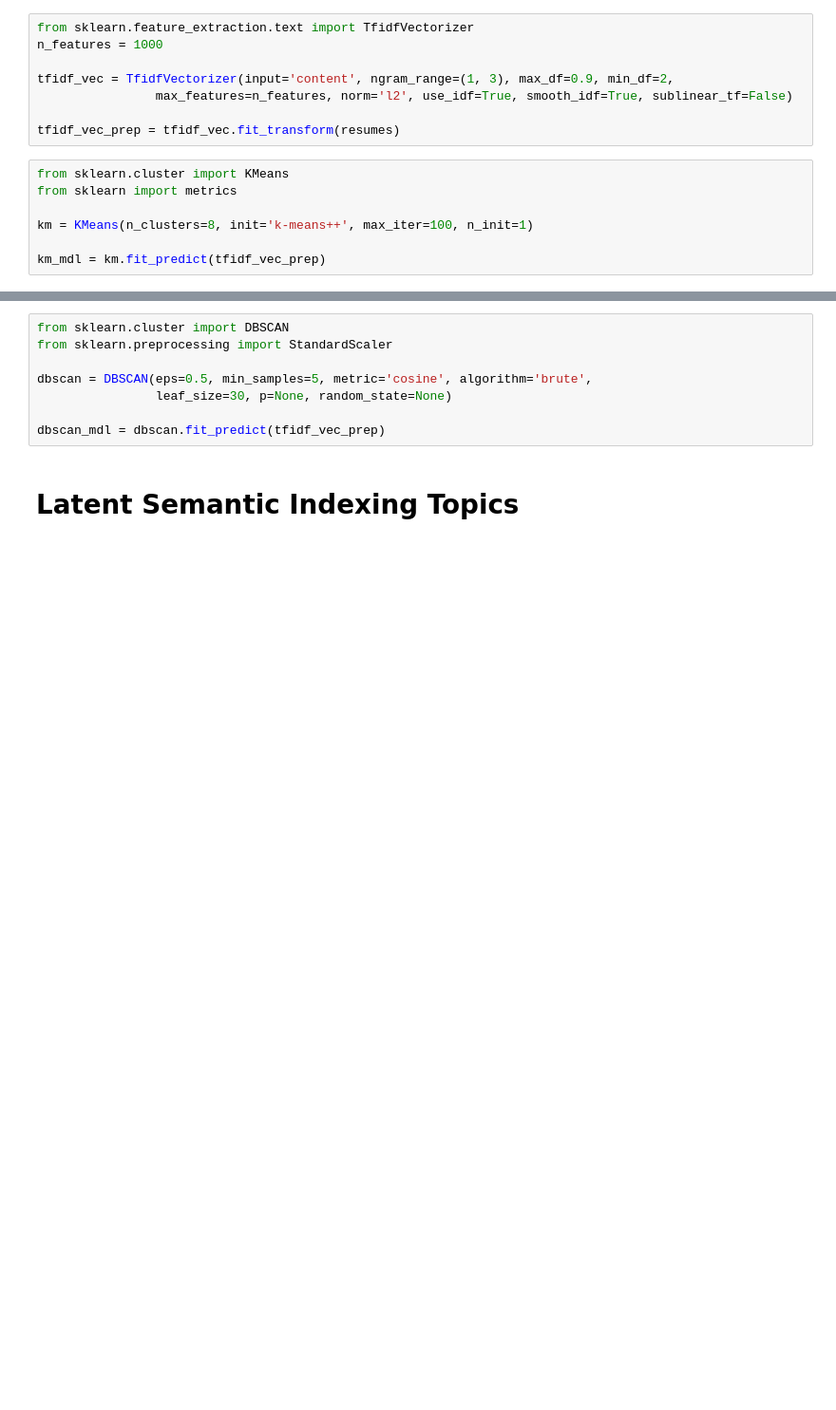
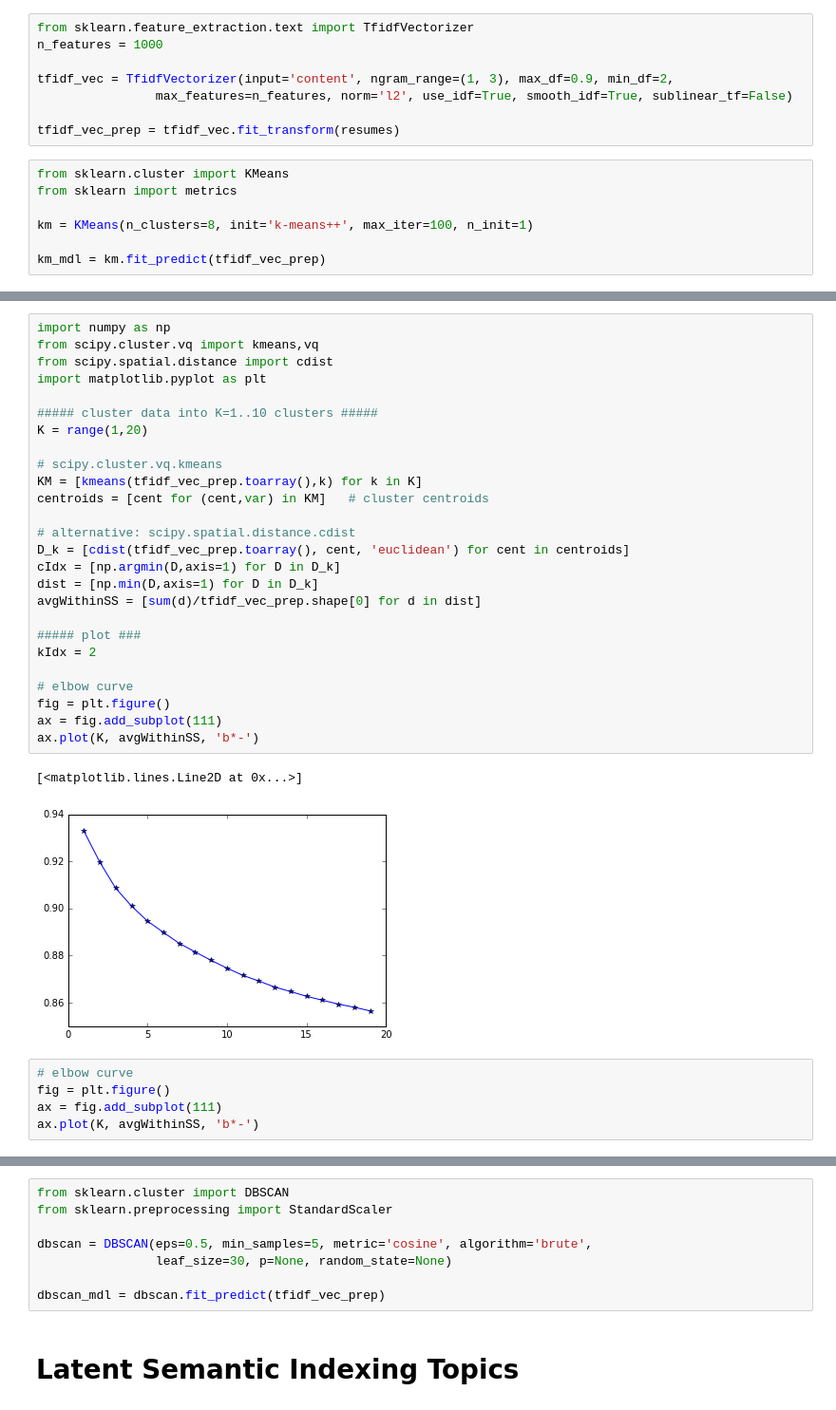
Before and after one commit to bryantbiggs/resume_tailor, a Jupyter notebook: cosine.ipynb, the cells around one changed output, grey strips where cells are left out. Shown at 95% size. Saved outputs shown, nothing was run; the diff lists cells and outputs as text; blank space fills up the shorter version.

```diff
--- a/cosine.ipynb
+++ b/cosine.ipynb
@@ -154,0 +195,34 @@ km_mdl = km.fit_predict(tfidf_vec_prep)
+# %%
+import numpy as np
+from scipy.cluster.vq import kmeans,vq
+from scipy.spatial.distance import cdist
+import matplotlib.pyplot as plt
+
+##### cluster data into K=1..10 clusters #####
+K = range(1,20)
+
+# scipy.cluster.vq.kmeans
+KM = [kmeans(tfidf_vec_prep.toarray(),k) for k in K]
+centroids = [cent for (cent,var) in KM]   # cluster centroids
+
+# alternative: scipy.spatial.distance.cdist
+D_k = [cdist(tfidf_vec_prep.toarray(), cent, 'euclidean') for cent in centroids]
+cIdx = [np.argmin(D,axis=1) for D in D_k]
+dist = [np.min(D,axis=1) for D in D_k]
+avgWithinSS = [sum(d)/tfidf_vec_prep.shape[0] for d in dist]
+
+##### plot ###
+kIdx = 2
+
+# elbow curve
+fig = plt.figure()
+ax = fig.add_subplot(111)
+ax.plot(K, avgWithinSS, 'b*-')
+# %% [output]
+[<matplotlib.lines.Line2D at 0x...>]
+[figure, added]
+# %%
+# elbow curve
+fig = plt.figure()
+ax = fig.add_subplot(111)
+ax.plot(K, avgWithinSS, 'b*-')
```
Also changed, not shown: parts of 10 cells of this notebook.
